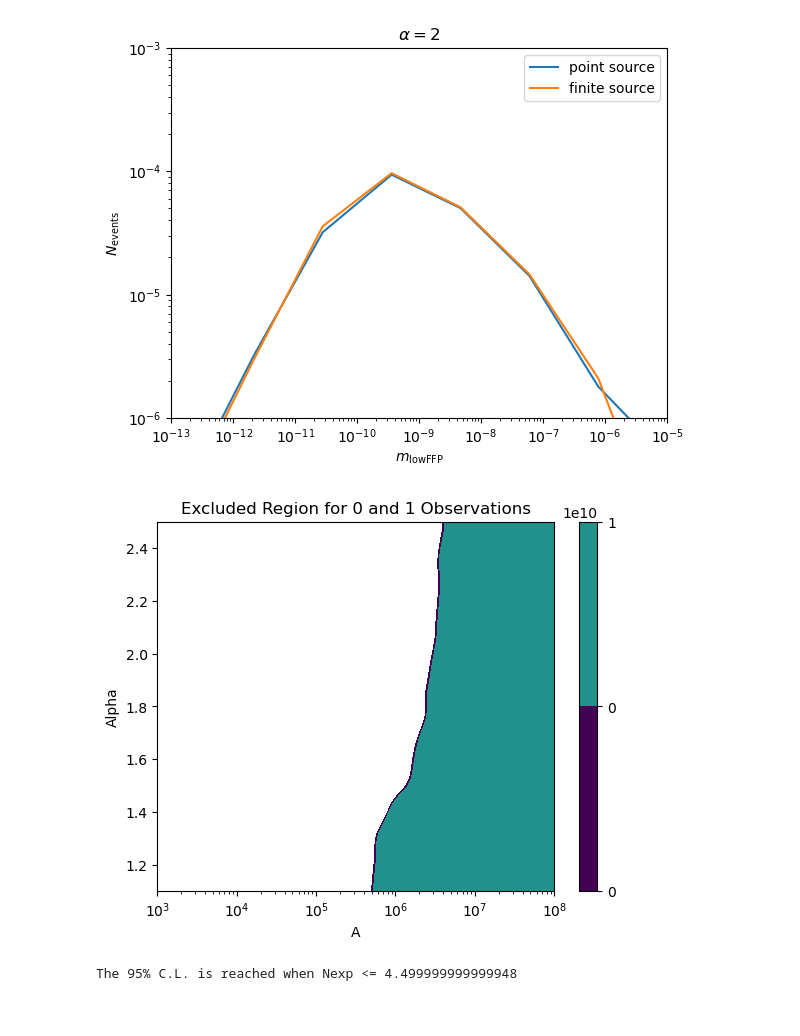
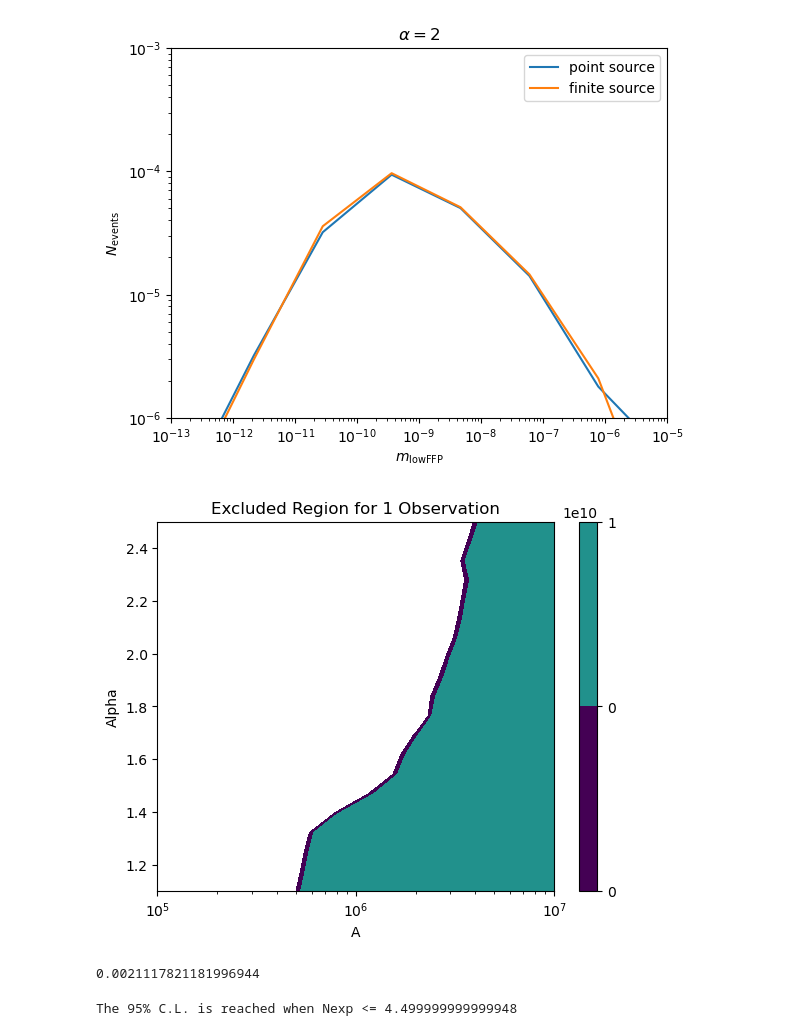
Before and after one commit to NolanSmyth/LensCalcPy, a Jupyter notebook: examples/hsc_ffp.ipynb, the cells around one changed output. Cells and saved outputs as stored; diff of their text form; code cells hidden in the pictures.

```diff
--- a/examples/hsc_ffp.ipynb
+++ b/examples/hsc_ffp.ipynb
@@ -141,15 +141,15 @@ alpha_values_dense = np.linspace(alpha_min, alpha_max, num_points*10)
 n_events_interp_dense = n_events_interp(A_values_dense, alpha_values_dense)
 # %%
 plt.figure()
-# contour = plt.contourf(A_grid, alpha_grid, get_n_events_values, levels=[4.49, 4.74, 1e10])
-contour = plt.contourf(A_values_dense, alpha_values_dense, n_events_interp_dense, levels=[4.49, 4.74, 1e10])
+contour = plt.contourf(A_grid, alpha_grid, get_n_events_values, levels=[4.49, 4.74, 1e10])
+# contour = plt.contourf(A_values_dense, alpha_values_dense, n_events_interp_dense, levels=[4.49, 4.74, 1e10])
 plt.colorbar(contour)
 plt.xscale('log')
-plt.title('Excluded Region for 0 and 1 Observations')
+plt.title('Excluded Region for 1 Observation')
 plt.xlabel('A')
 plt.ylabel('Alpha')
-plt.xlim(1e3,1e8)
+plt.xlim(1e5,1e7)
 plt.ylim(1.1,2.5)
 plt.show()
 # %% [output]
-[figure, old version]
+[figure, new version]
@@ -156,3 +168,7 @@ plt.show()
+# %%
+max_objects_above_threshold(1e-9,1e6,1.2)
+# %% [output]
+0.0021117821181996944
 # %%
 confidence_level_threshold = 0.05
 
```
Also changed, not shown: parts of 1 cell of this notebook, 1 other file.
